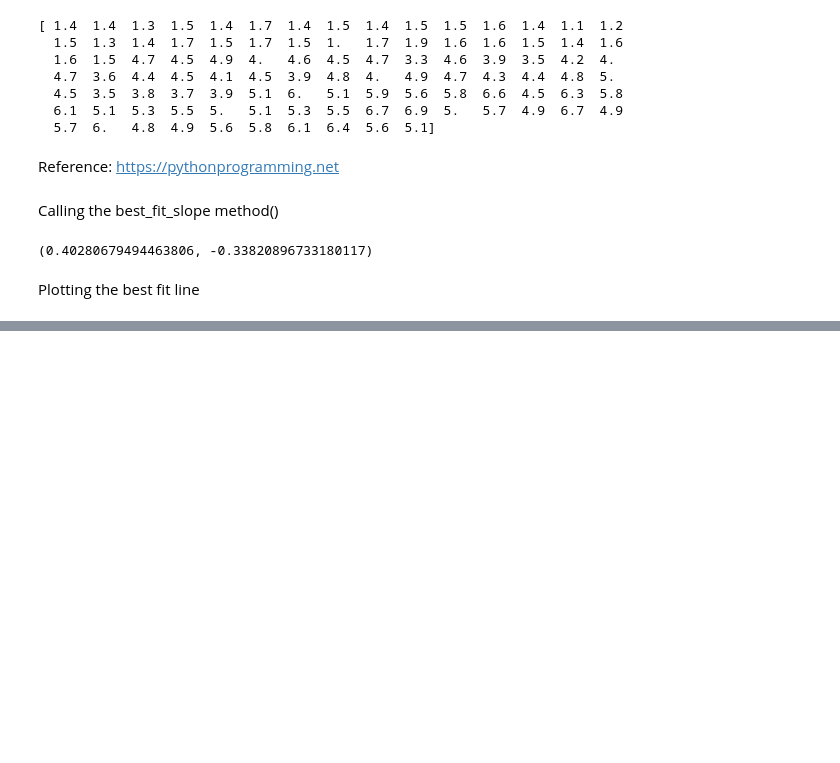
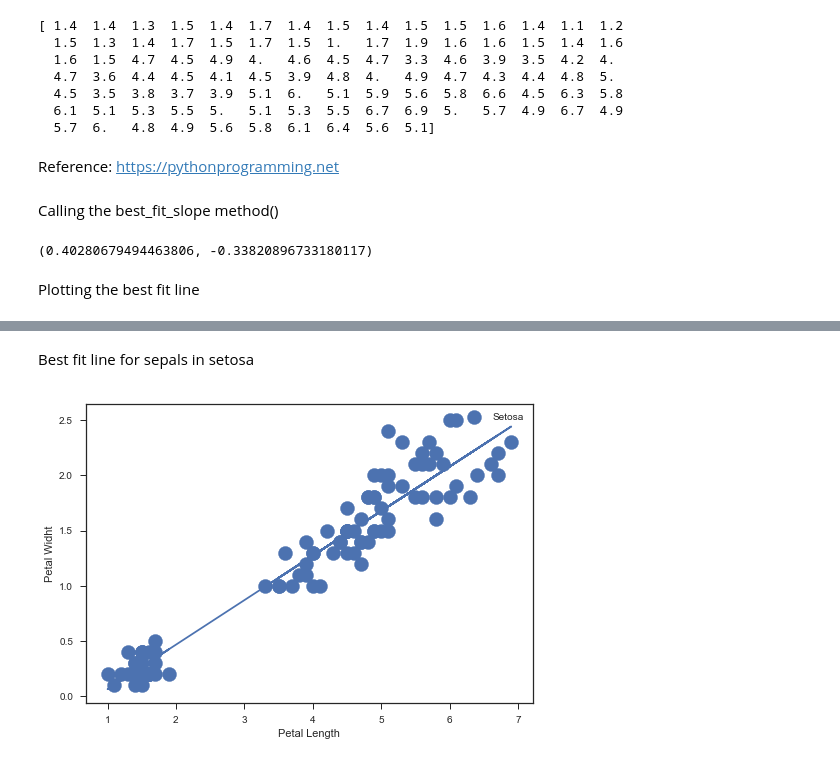
Before and after one commit to karlesleith/Iris-DataSet, a Jupyter notebook: Iris Data Set.ipynb, the cells around one changed output, grey strips where cells are left out. Saved outputs shown, nothing was run; the diff lists cells and outputs as text; code cells hidden in the pictures; blank space fills up the shorter version.

Commit message:
Added Best_Fit_Slope Def

```diff
--- a/Iris Data Set.ipynb
+++ b/Iris Data Set.ipynb
@@ -148,0 +149,13 @@ plt.show()
+# %% [markdown]
+Best fit line for sepals in setosa
+# %%
+plt.scatter(petalLenght,petalWidth, label = "Setosa", s=200)
+m,b = best_fit_slope(petalLenght, petalWidth)
+bestline = [(m*x)+b for x in petalLenght]
+plt.plot(petalLenght, bestline)
+plt.ylabel('Petal Widht')
+plt.xlabel('Petal Length')
+plt.legend()
+plt.show()
+# %% [output]
+[figure, added]
```
Also changed, not shown: parts of 2 cells of this notebook.
